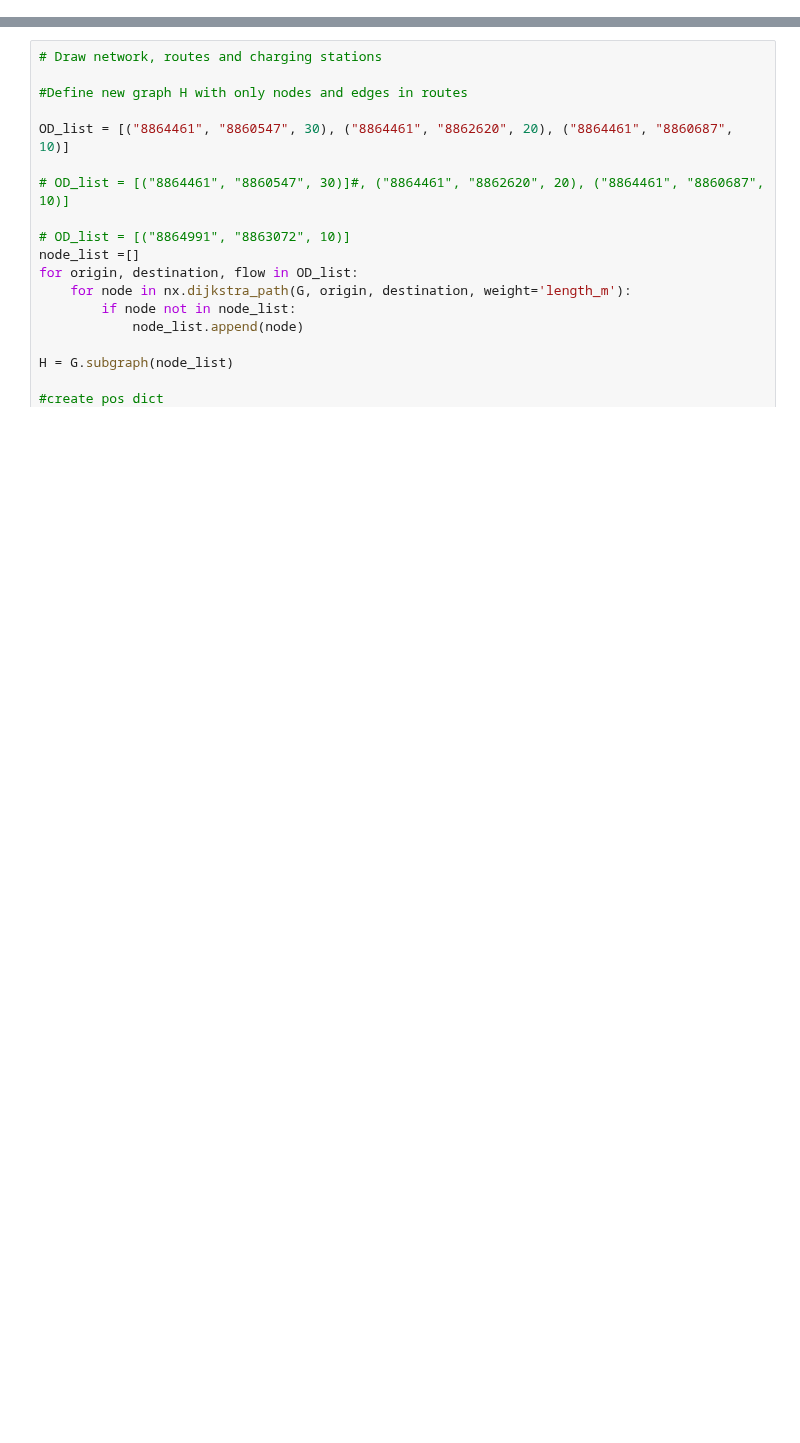
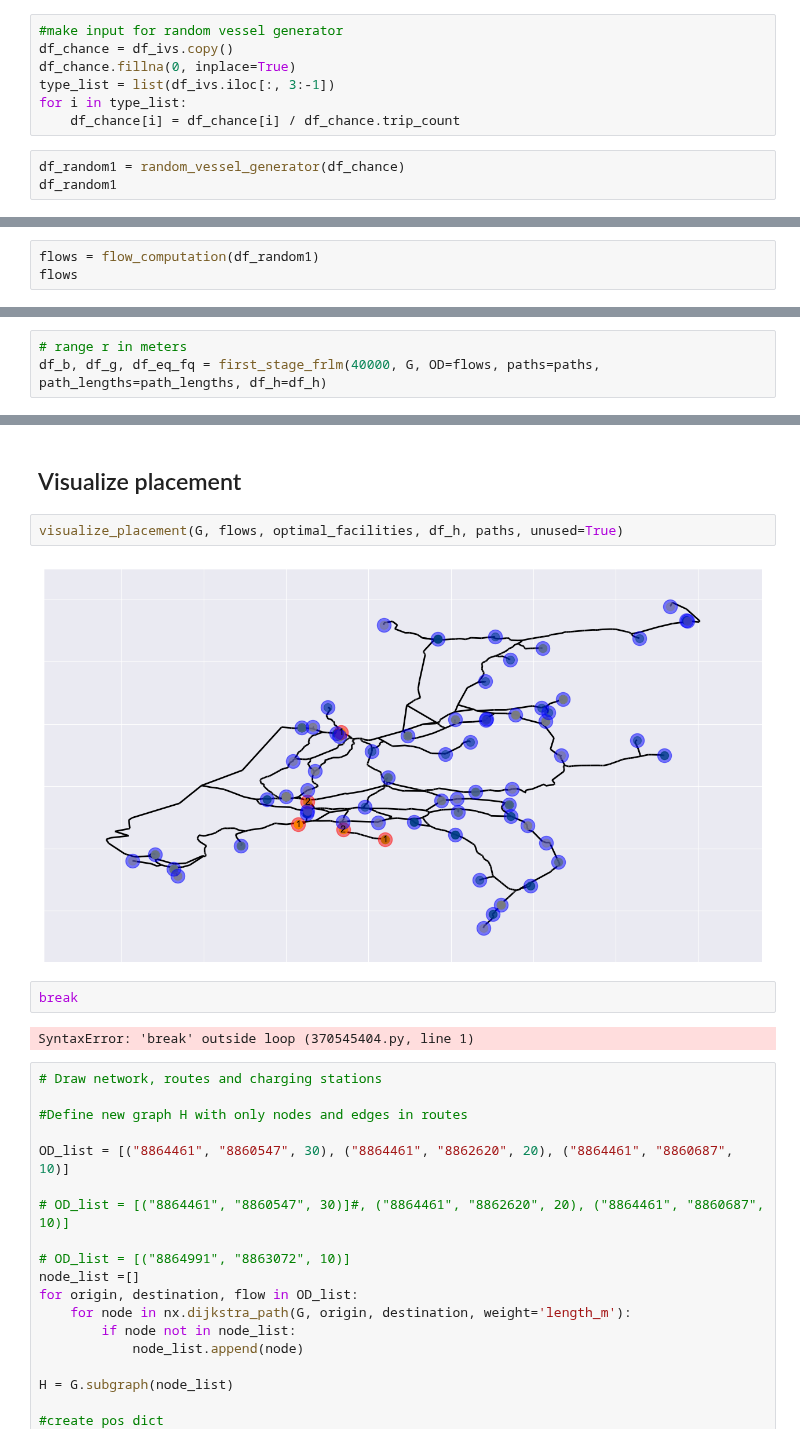
Before and after one commit to fabiandriessen/Thesis, a Jupyter notebook: Waterway_network_test.ipynb, the cells around one changed output, grey strips where cells are left out. Cells and saved outputs as stored; diff of their text form; blank space fills up the shorter version.

```diff
--- a/Waterway_network_test.ipynb
+++ b/Waterway_network_test.ipynb
@@ -22,0 +24,10 @@ IndexError: list index out of range
+# %%
+#make input for random vessel generator
+df_chance = df_ivs.copy()
+df_chance.fillna(0, inplace=True)
+type_list = list(df_ivs.iloc[:, 3:-1])
+for i in type_list:
+    df_chance[i] = df_chance[i] / df_chance.trip_count
+# %%
+df_random1 = random_vessel_generator(df_chance)
+df_random1
@@ -22,0 +50,3 @@ IndexError: list index out of range
+# %%
+flows = flow_computation(df_random1)
+flows
@@ -22,0 +73,3 @@ IndexError: list index out of range
+# %%
+# range r in meters
+df_b, df_g, df_eq_fq = first_stage_frlm(40000, G, OD=flows, paths=paths, path_lengths=path_lengths, df_h=df_h)
@@ -47,3 +216,13 @@ optimal_facilities
+# %% [markdown]
+## Visualize placement
+# %%
+visualize_placement(G, flows, optimal_facilities, df_h, paths, unused=True)
+# %% [output]
+[figure, added]
+# %%
+break
+# %% [output]
+SyntaxError: 'break' outside loop (370545404.py, line 1)
 # %%
 # Draw network, routes and charging stations
 
```
Also changed, not shown: parts of 29 cells of this notebook, 11 other files.
